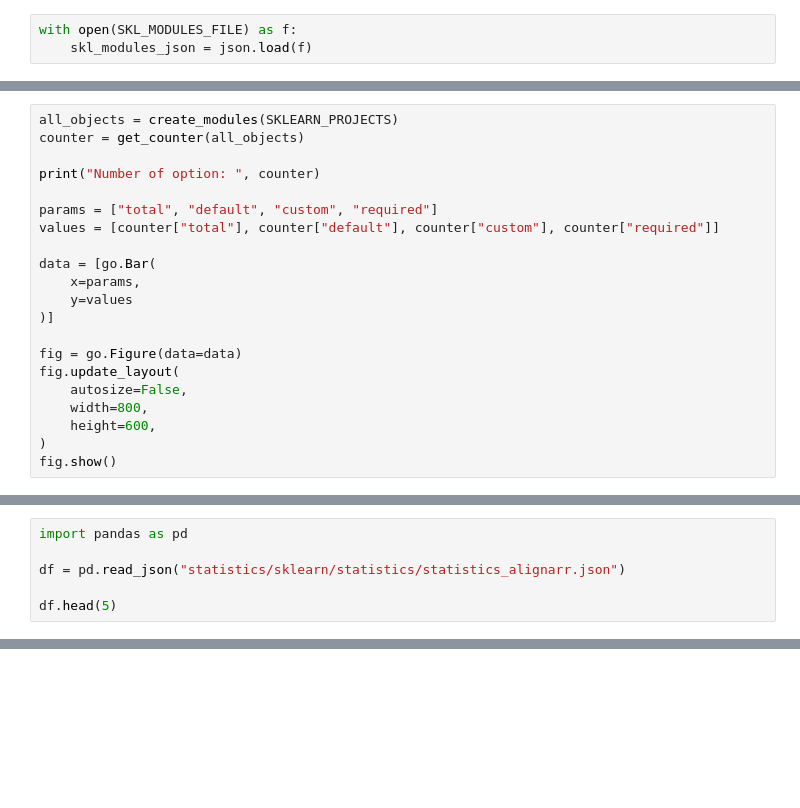
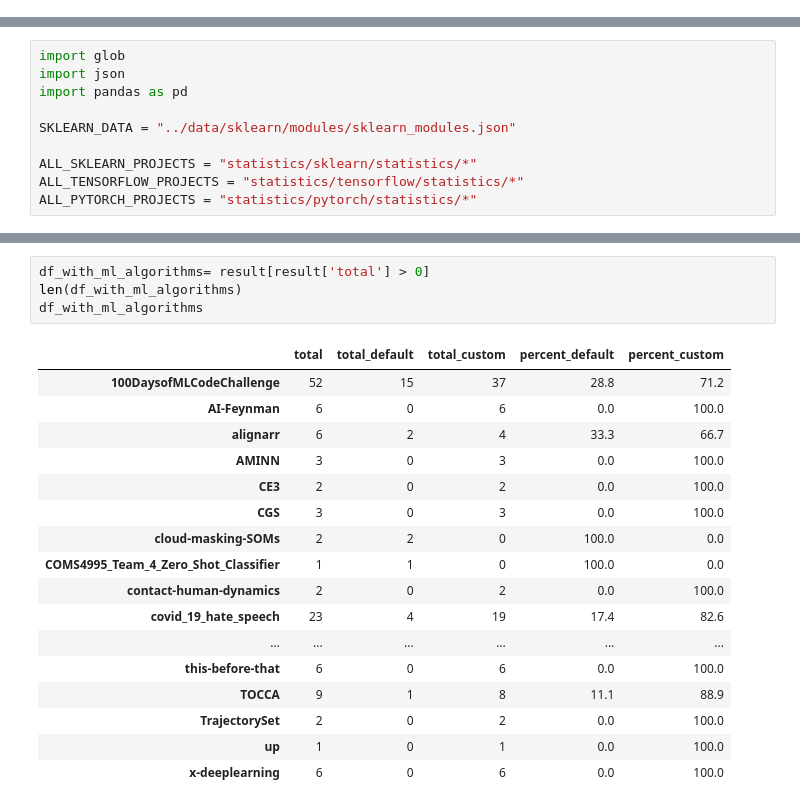
Before and after one commit to AI-4-SE/Exploring-Hyperparameter-Usage-And-Tuning-In-Machine-Learning-Research, a Jupyter notebook: src/projects.ipynb, the cells around one changed output, grey strips where cells are left out. Cells and saved outputs as stored; diff of their text form; blank space fills up the shorter version.

```diff
--- a/src/projects.ipynb
+++ b/src/projects.ipynb
@@ -12,3 +0,0 @@ SKLEARN_PROJECTS = "statistics/sklearn/statistics/*"
-# %%
-with open(SKL_MODULES_FILE) as f:
-    skl_modules_json = json.load(f)
@@ -104,21 +0,0 @@ def get_counter(modules):
-# %%
-all_objects = create_modules(SKLEARN_PROJECTS)
-counter = get_counter(all_objects)
-
-print("Number of option: ", counter)
-
-params = ["total", "default", "custom", "required"]
-values = [counter["total"], counter["default"], counter["custom"], counter["required"]]
-
-data = [go.Bar(
-    x=params,
-    y=values
-)]
-
-fig = go.Figure(data=data)
-fig.update_layout(
-    autosize=False,
-    width=800,
-    height=600,
-)
-fig.show()
@@ -138,6 +0,0 @@ fig.show()
-# %%
-import pandas as pd
-
-df = pd.read_json("statistics/sklearn/statistics/statistics_alignarr.json")
-
-df.head(5)
@@ -148,0 +1,10 @@ df.head(5)
+# %%
+import glob
+import json
+import pandas as pd
+
+SKLEARN_DATA = "../data/sklearn/modules/sklearn_modules.json"
+
+ALL_SKLEARN_PROJECTS = "statistics/sklearn/statistics/*"
+ALL_TENSORFLOW_PROJECTS = "statistics/tensorflow/statistics/*"
+ALL_PYTORCH_PROJECTS = "statistics/pytorch/statistics/*"
@@ -148,0 +119,22 @@ df.head(5)
+# %%
+df_with_ml_algorithms= result[result['total'] > 0]
+len(df_with_ml_algorithms)
+df_with_ml_algorithms
+# %% [output]
+|  | total | total_default | total_custom | percent_default | percent_custom |
+| 100DaysofMLCodeChallenge | 52 | 15 | 37 | 28.8 | 71.2 |
+| AI-Feynman | 6 | 0 | 6 | 0.0 | 100.0 |
+| alignarr | 6 | 2 | 4 | 33.3 | 66.7 |
+| AMINN | 3 | 0 | 3 | 0.0 | 100.0 |
+| CE3 | 2 | 0 | 2 | 0.0 | 100.0 |
+| CGS | 3 | 0 | 3 | 0.0 | 100.0 |
+| cloud-masking-SOMs | 2 | 2 | 0 | 100.0 | 0.0 |
+| COMS4995_Team_4_Zero_Shot_Classifier | 1 | 1 | 0 | 100.0 | 0.0 |
+| contact-human-dynamics | 2 | 0 | 2 | 0.0 | 100.0 |
+| covid_19_hate_speech | 23 | 4 | 19 | 17.4 | 82.6 |
+| ... | ... | ... | ... | ... | ... |
+| this-before-that | 6 | 0 | 6 | 0.0 | 100.0 |
+| TOCCA | 9 | 1 | 8 | 11.1 | 88.9 |
+| TrajectorySet | 2 | 0 | 2 | 0.0 | 100.0 |
+| up | 1 | 0 | 1 | 0.0 | 100.0 |
+| x-deeplearning | 6 | 0 | 6 | 0.0 | 100.0 |
```
Also changed, not shown: parts of 13 cells of this notebook, 4 other files.
